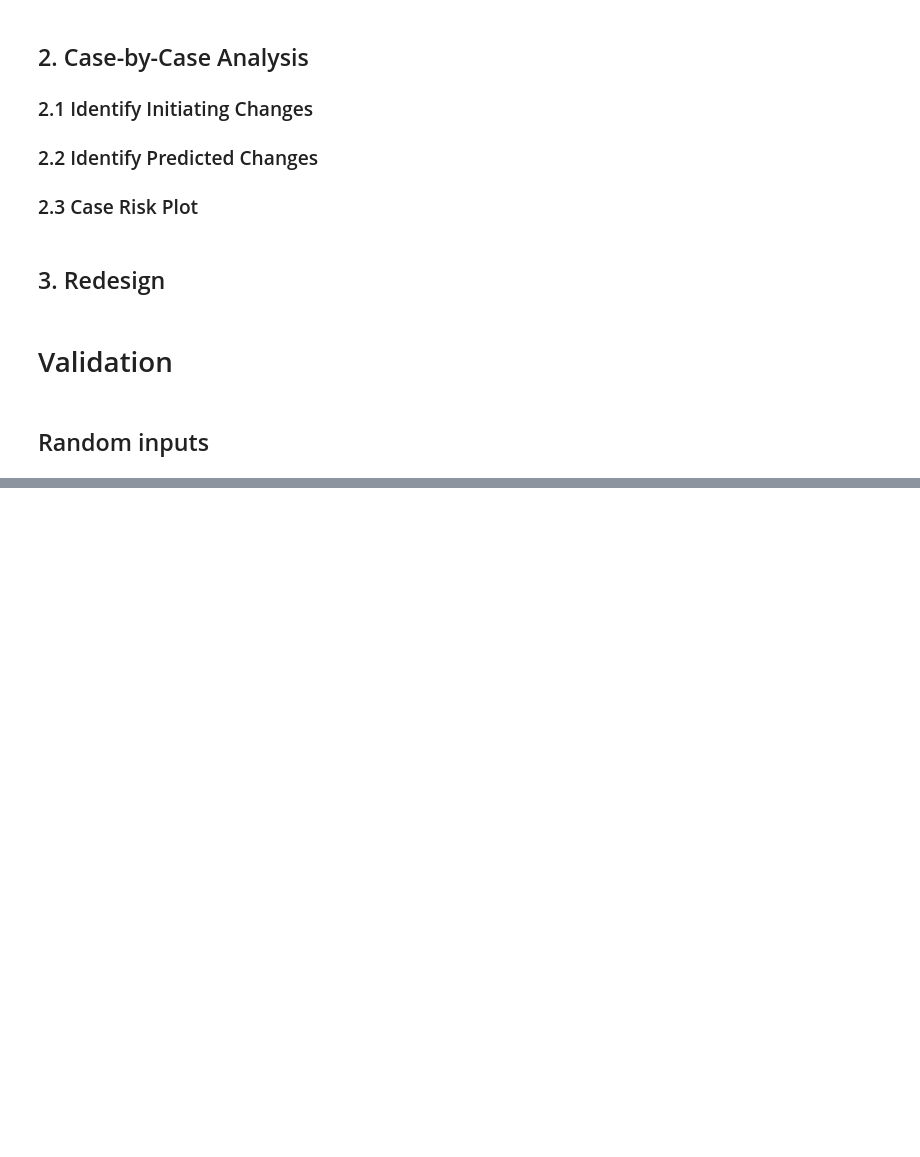
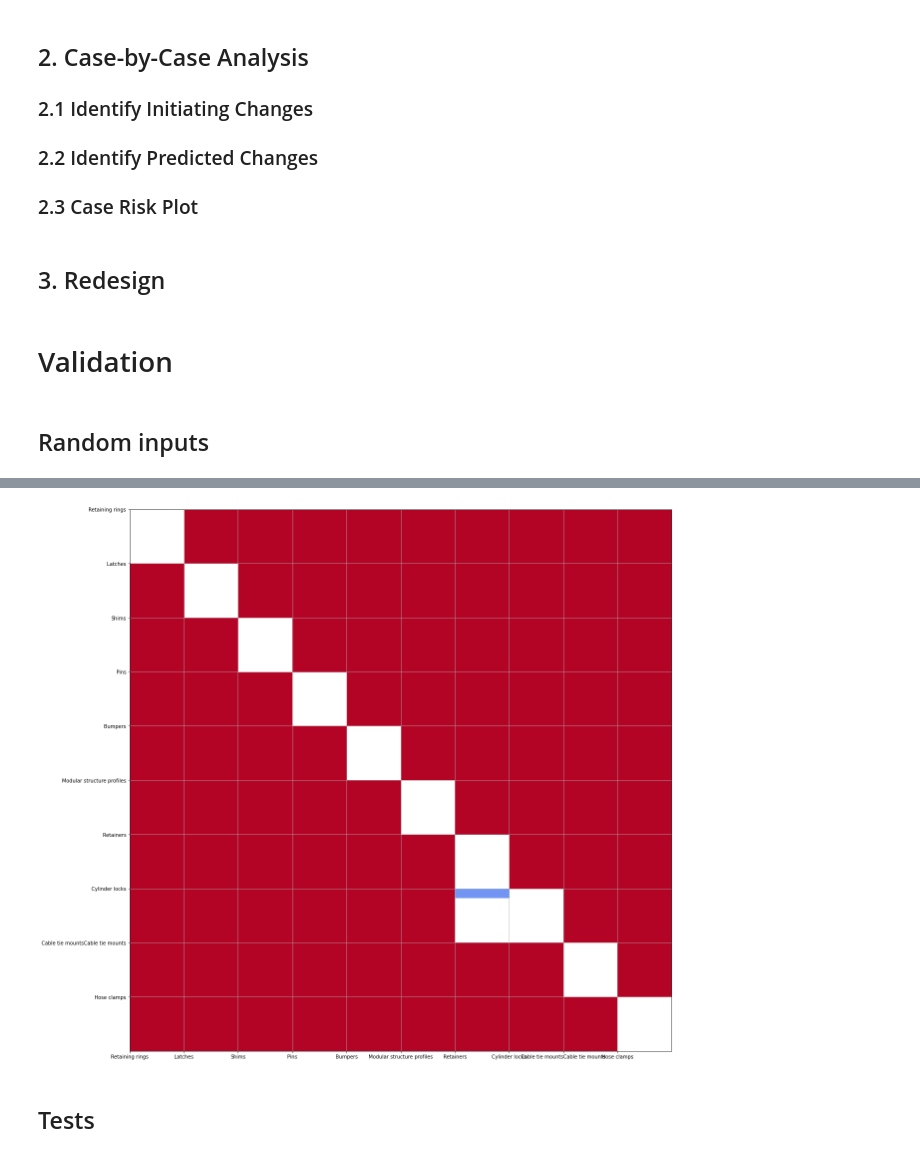
Before and after one commit to sed-group/VISP-Core, a Jupyter notebook: Clarkson_et_al_2004.ipynb, the cells around one changed output, grey strips where cells are left out. Saved outputs shown, nothing was run; the diff lists cells and outputs as text; code cells hidden in the pictures; blank space fills up the shorter version.

```diff
--- a/Clarkson_et_al_2004.ipynb
+++ b/Clarkson_et_al_2004.ipynb
@@ -41,7 +44,7 @@ def random_prob_matrix(aDSM: list):
     for i, row in enumerate(probability_matrix):
         for j, element in enumerate(row):
             if element == 1:
-                P[i][j] = random.random()
+                probability_matrix[i][j] = random.random()
     return probability_matrix
 # %%
 def hierarchy_pos(G, root=None, width=1., vert_gap = 0.2, vert_loc = 0, xcenter = 0.5):
@@ -521,0 +458,44 @@ Direct risk matrix r:
+# %%
+n = 10
+
+components = ["Screws", "Bolts", "Studs", "Nuts", "Washers", "Rivets", "Inserts", "Standoffs", "Thread inserts", "Blind rivet nuts", "Pins", "Retaining rings", "Locking pins", "Clevis pins", "Shims", "Spacers", "Hose clamps", "Cable tie mountsCable tie mounts", "Fixing clips", "Cable ties", "Toggle clamps", "Quick-release pins", "Spring plungers", "Indexing plungers", "Locating pins", "Ball plungers", "Supports", "Other attachment devices", "HingesHinges", "Lid stays", "Locks", "Draw latches", "Latches", "Strike plates", "Magnetic latches", "Locking inserts", "Cylinder locks", "Locking devices", "Retainers", "SlidesSlides", "HandlesHandles", "Clamping levers", "Knobs", "Levers", "Handwheels", "Crank handles", "Wire ropesWire ropes", "Metal profiles", "Modular structure profiles", "Metal profiles", "Modular structure profiles", "Modular structure fittings", "PlugsPlugs", "Caps", "Bolt and nut caps", "SpringsSprings", "Air springs", "Gas springs", "Dampers", "Shock dampers", "Stops", "Bumpers", "Thrust pads", "Anti-vibration mounts", "Rotary dampers", "Dampers with speed control", "Other dampers", "FeetFeet", "Wheels", "Casters", "Cable glandsCable glands", "Cable protectors", "Cable entry systems", "Cable entry frames", "Feedthroughs", "Mechanical sealsMechanical seals", "Braided packing", "Sealing rings", "Sealing tapes", "SealsSeals", "O-ring seals", "Gasket sheets", "Flat seals", "Other seals"]
+
+product_components = random.sample(components,n)
+
+# DSM
+A = random_DSM(n)
+#print("DSM:")
+#ppm(A)
+#plot_graph(A)
+#plot_heatmap(A)
+
+# Direct likelihood matrix
+l = random_prob_matrix(A)
+#print("Direct likelihood matrix l:")
+#ppm(l)
+#plot_heatmap(l)
+
+# Direct impact matrix
+i = random_prob_matrix(A)
+#print("Direct impact matrix i:")
+#ppm(i)
+#plot_heatmap(i)
+
+# Direct risk matrix
+r = (np.array(l)*np.array(i)).tolist()
+#print("Direct risk matrix r:")
+#ppm(r)
+#plot_heatmap(r)
+
+# Combined likelihood matrix (L)
+r_clm = combined_likelihood_matrix(A,l)
+# Combined risk matrix (R)
+r_crm = combined_risk_matrix(A,l,i)
+# Combined impact matrix (I)
+r_cim = combined_impact_matrix(A,r_clm,r_crm)
+
+plot_product_risk_matrix(A,r_clm,r_cim,r_crm)
+# %% [output]
+[figure, added]
+# %% [markdown]
+## Tests
```
Also changed, not shown: parts of 35 cells of this notebook.
